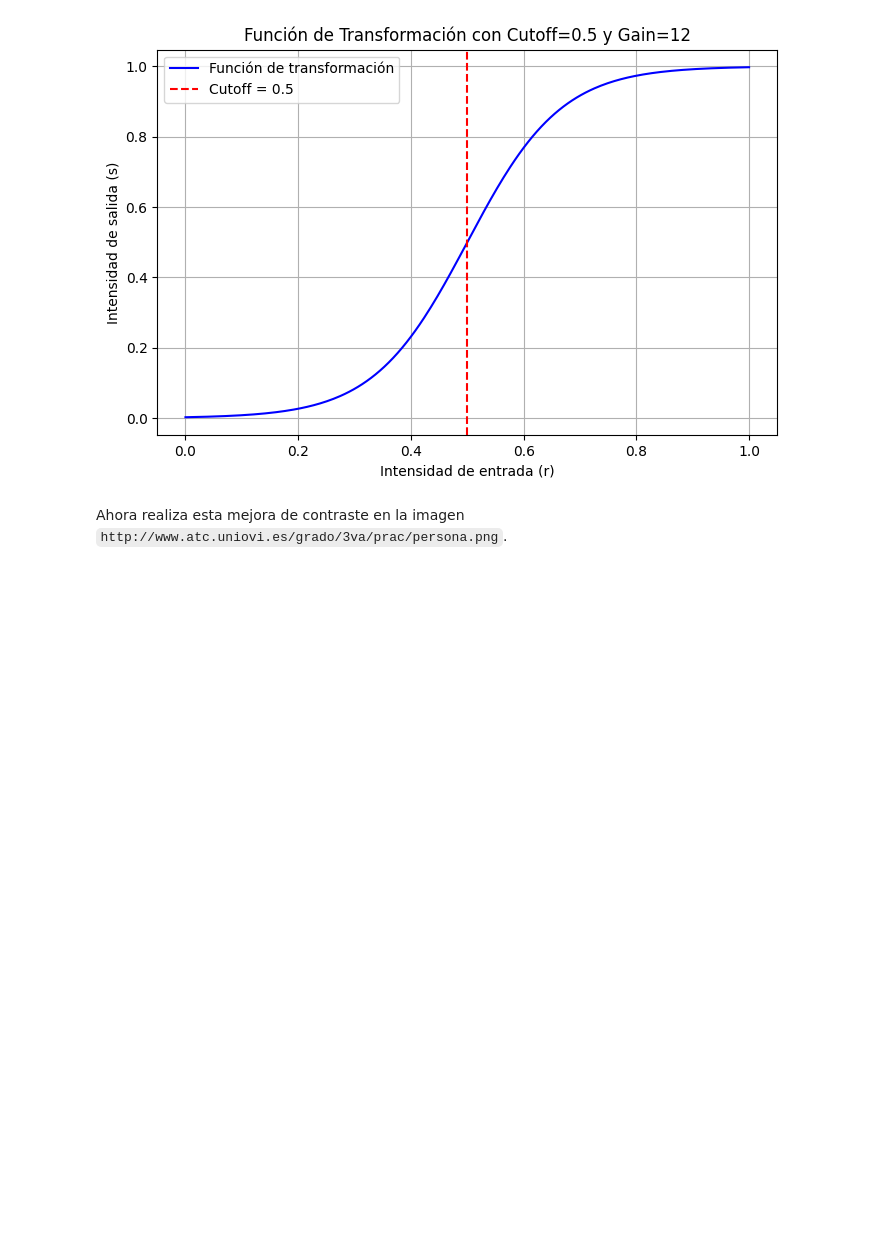
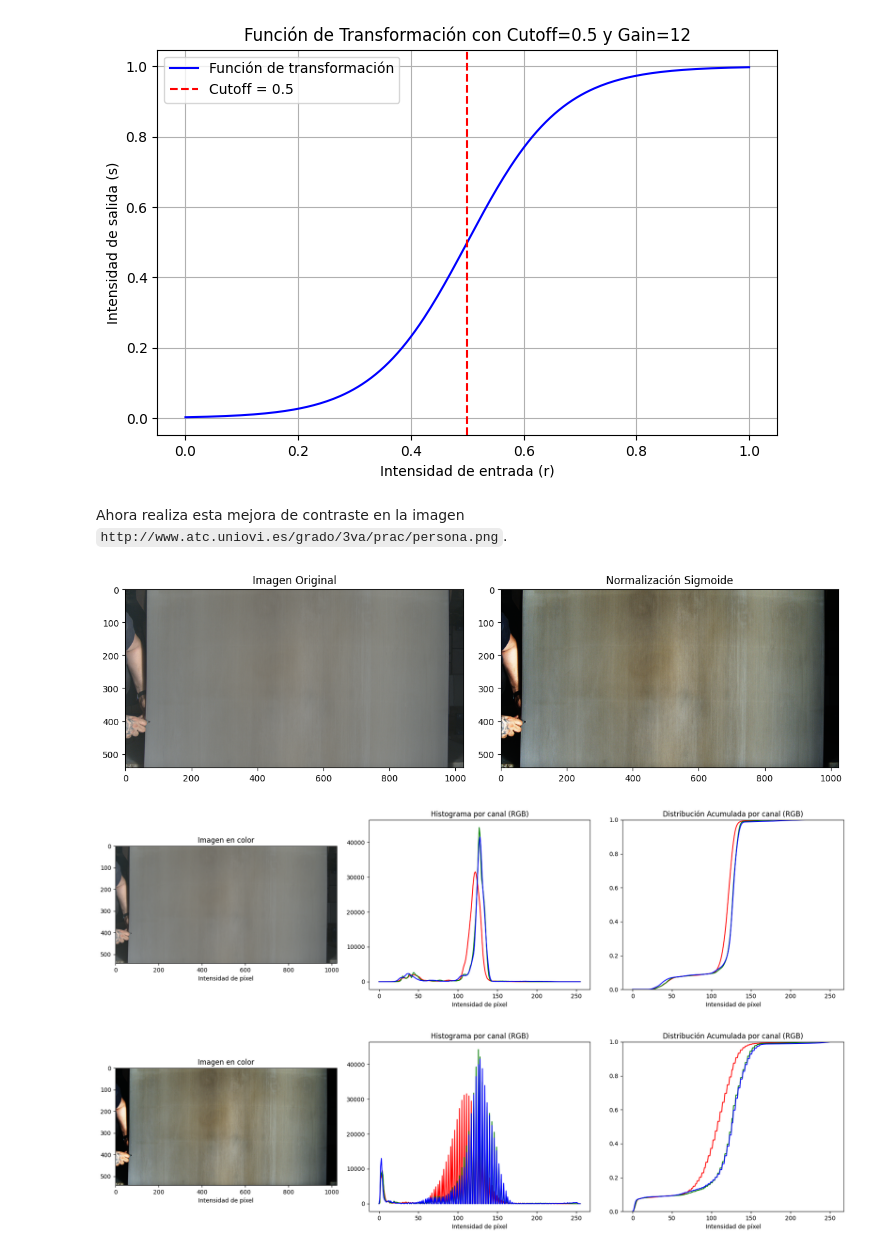
Before and after one commit to uo288207/vision_artificial, a Jupyter notebook: Prac03-Brillo.ipynb, the cells around one changed output. Drawn from its saved outputs; the diff is of its cells as text; code cells hidden in the pictures; blank space fills up the shorter version.

```diff
--- a/Prac03-Brillo.ipynb
+++ b/Prac03-Brillo.ipynb
@@ -321,3 +322,43 @@ plt.show()
 [figure]
 # %% [markdown]
 Ahora realiza esta mejora de contraste en la imagen `http://www.atc.uniovi.es/grado/3va/prac/persona.png`.
+# %%
+import cv2
+import numpy as np
+import matplotlib.pyplot as plt
+
+# Cargar la imagen en color
+img = cv2.imread('persona.png', cv2.IMREAD_COLOR)
+
+# Convertir a float64 y normalizar a [0,1]
+img_float = img.astype(np.float64) / 255.0
+
+# Aplicar la transformación sigmoidal a cada canal
+def apply_sigmoid(img, cutoff=0.5, gain=12):
+    return 1 / (1 + np.exp(-gain * (img - cutoff)))
+
+img_sigmoid = apply_sigmoid(img_float)
+
+# Convertir la imagen de nuevo a [0,255] en formato uint8
+img_sigmoid = (img_sigmoid * 255).astype(np.uint8)
+
+# Visualizar los resultados
+plt.figure(figsize=(12, 6))
+plt.subplot(1, 2, 1)
+plt.imshow(cv2.cvtColor(img, cv2.COLOR_BGR2RGB))  # Convertir BGR a RGB para visualización correcta
+plt.title("Imagen Original")
+
+plt.subplot(1, 2, 2)
+plt.imshow(cv2.cvtColor(img_sigmoid, cv2.COLOR_BGR2RGB))
+plt.title("Normalización Sigmoide")
+
+plt.tight_layout()
+plt.show()
+
+# Visualizar los histogramas
+plot_histogram(img)
+plot_histogram(img_sigmoid)
+# %% [output]
+[figure, added]
+[figure, added]
+[figure, added]
```
Also changed, not shown: parts of 1 cell of this notebook.
